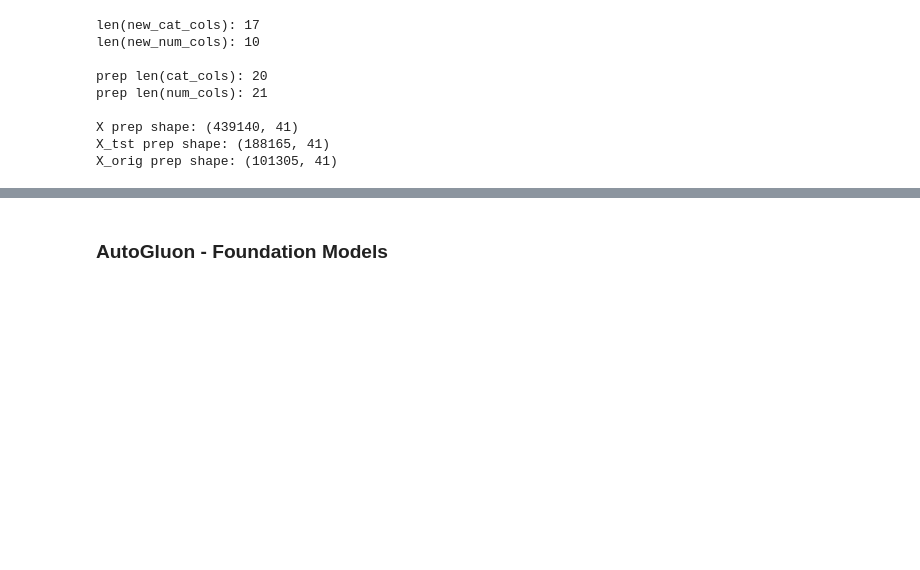
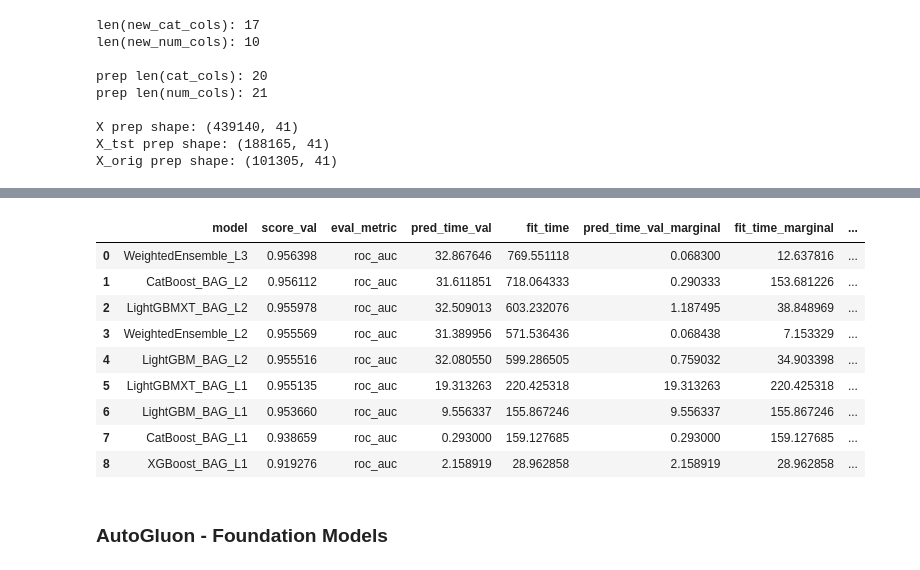
Before and after one commit to Aryan-Kaisth/Kaggle-Competitions, a Jupyter notebook: S6E5-F1-Pit-Stops/notebooks/experiments.ipynb, the cells around one changed output, grey strips where cells are left out. Cells and saved outputs as stored; diff of their text form; code cells hidden in the pictures; blank space fills up the shorter version.

```diff
--- a/S6E5-F1-Pit-Stops/notebooks/experiments.ipynb
+++ b/S6E5-F1-Pit-Stops/notebooks/experiments.ipynb
@@ -2335,3 +2342,16 @@ Fold 1 | LogLoss: 0.21617 | AUC: 0.95345
+# %%
+predictor.leaderboard()
+# %% [output]
+|  | model | score_val | eval_metric | pred_time_val | fit_time | pred_time_val_marginal | fit_time_marginal | ... |
+| 0 | WeightedEnsemble_L3 | 0.956398 | roc_auc | 32.867646 | 769.551118 | 0.068300 | 12.637816 | ... |
+| 1 | CatBoost_BAG_L2 | 0.956112 | roc_auc | 31.611851 | 718.064333 | 0.290333 | 153.681226 | ... |
+| 2 | LightGBMXT_BAG_L2 | 0.955978 | roc_auc | 32.509013 | 603.232076 | 1.187495 | 38.848969 | ... |
+| 3 | WeightedEnsemble_L2 | 0.955569 | roc_auc | 31.389956 | 571.536436 | 0.068438 | 7.153329 | ... |
+| 4 | LightGBM_BAG_L2 | 0.955516 | roc_auc | 32.080550 | 599.286505 | 0.759032 | 34.903398 | ... |
+| 5 | LightGBMXT_BAG_L1 | 0.955135 | roc_auc | 19.313263 | 220.425318 | 19.313263 | 220.425318 | ... |
+| 6 | LightGBM_BAG_L1 | 0.953660 | roc_auc | 9.556337 | 155.867246 | 9.556337 | 155.867246 | ... |
+| 7 | CatBoost_BAG_L1 | 0.938659 | roc_auc | 0.293000 | 159.127685 | 0.293000 | 159.127685 | ... |
+| 8 | XGBoost_BAG_L1 | 0.919276 | roc_auc | 2.158919 | 28.962858 | 2.158919 | 28.962858 | ... |
 # %% [markdown]
 ### AutoGluon - Foundation Models
 # %%
```
Also changed, not shown: parts of 3 cells of this notebook.
